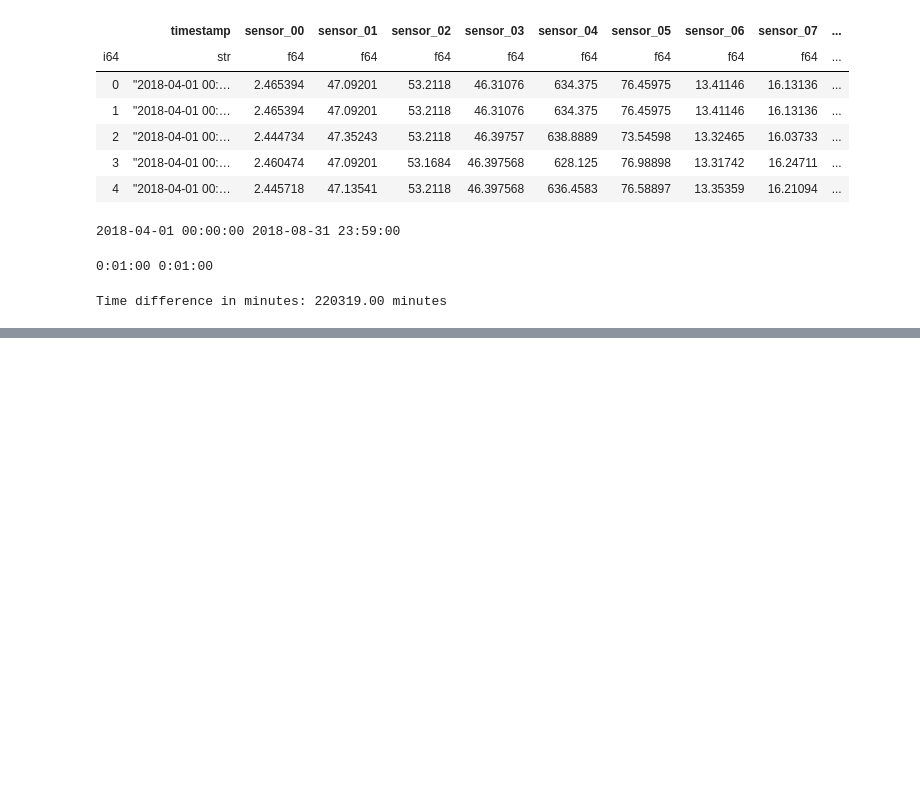
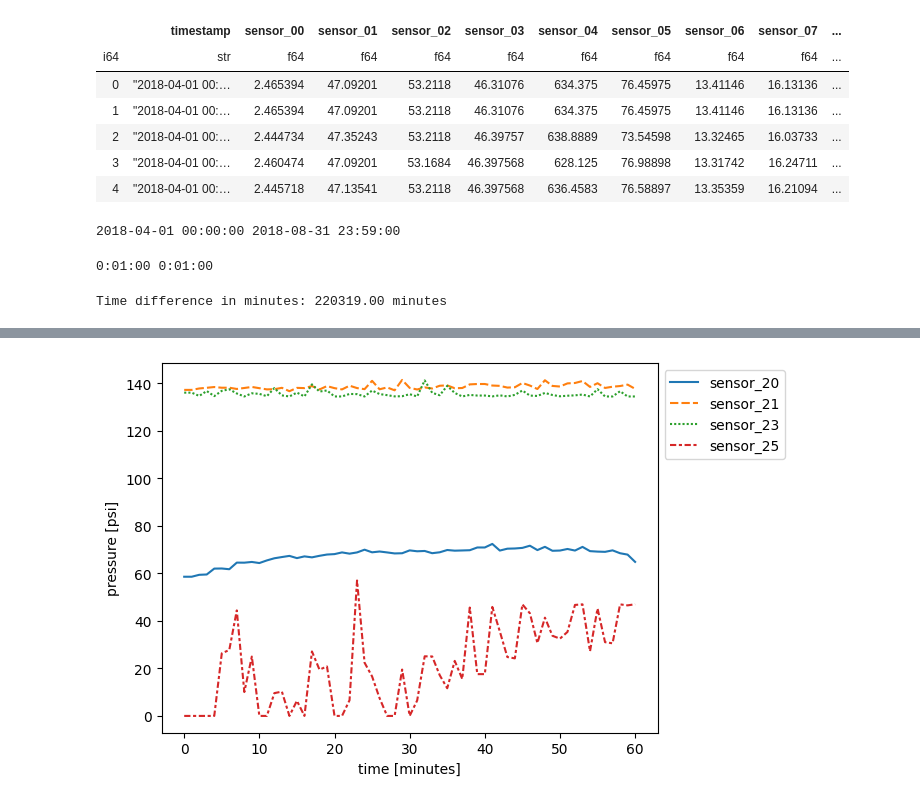
Before and after one commit to akwan-bc/Brown-and-Caldwell-XR, a Jupyter notebook: MockSensorData/copacetic/process_kaggle.ipynb, the cells around one changed output, grey strips where cells are left out. Cells and saved outputs as stored; diff of their text form; code cells hidden in the pictures; blank space fills up the shorter version.

```diff
--- a/MockSensorData/copacetic/process_kaggle.ipynb
+++ b/MockSensorData/copacetic/process_kaggle.ipynb
@@ -117,0 +280,3 @@ TypeError: Expr.floor() takes 1 positional argument but 2 were given
+# %%
+max_ratio_cols = ratio_cols_df.max()
+max_ratio_cols
@@ -117,0 +301,9 @@ TypeError: Expr.floor() takes 1 positional argument but 2 were given
+# %%
+target_ratio = 'ratio_27'
+target_row = range_pd_df.loc[range_pd_df[target_ratio]==max_ratio_cols[target_ratio]]
+# %%
+sub_start = target_row['hour_mark']
+sub_end = sub_start + timedelta(hours=1)
+mask = (pl.col("timestamp_datetime") >= sub_start) & (pl.col("timestamp_datetime") <= sub_end)
+subset_df = sensors_df.filter(mask)
+subset_df
@@ -117,0 +325,10 @@ TypeError: Expr.floor() takes 1 positional argument but 2 were given
+# %%
+subset_pd_df = subset_df.to_pandas(use_pyarrow_extension_array=True)
+target_cols = ['timestamp_datetime', 'sensor_20', 'sensor_21', 'sensor_23', 'sensor_25']
+target_pd_df = subset_pd_df[target_cols]
+# %%
+ax = sns.lineplot(data=target_pd_df)
+ax.set(xlabel='time [minutes]', ylabel='pressure [psi]')
+sns.move_legend(ax, "upper left", bbox_to_anchor=(1, 1))
+# %% [output]
+[figure, added]
```
Also changed, not shown: parts of 24 cells of this notebook, 2 other files.
